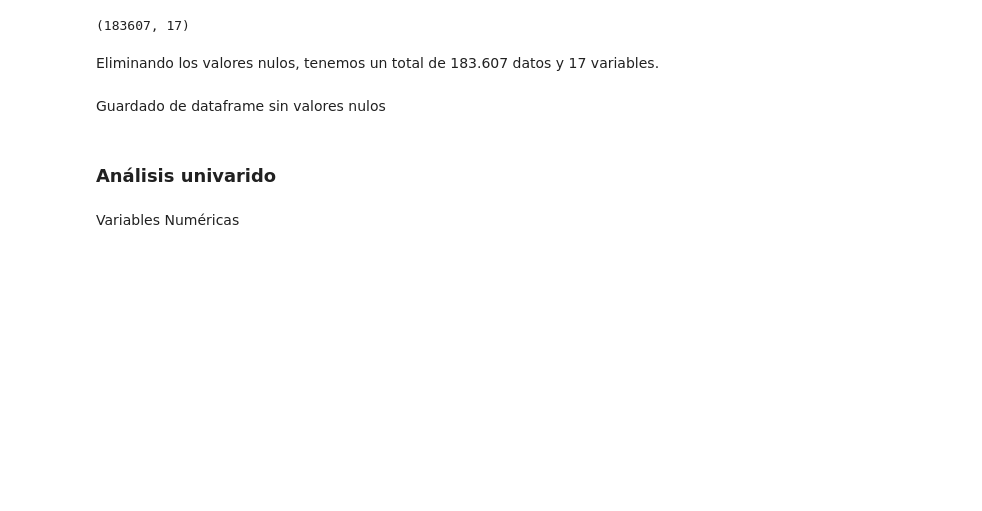
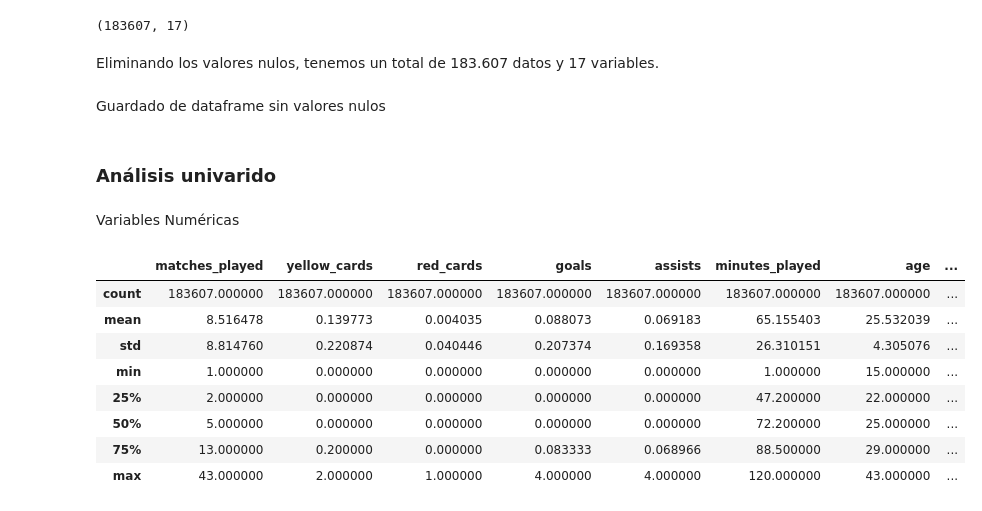
Before and after one commit to VLGuazzelli/Proy_final_TemporalTransfer, a Jupyter notebook: src/Proyecto.ipynb, the cells around one changed output. Drawn from its saved outputs; the diff is of its cells as text; code cells hidden in the pictures; blank space fills up the shorter version.

```diff
--- a/src/Proyecto.ipynb
+++ b/src/Proyecto.ipynb
@@ -281,3 +281,15 @@ df=pd.read_csv("/workspaces/Proy_final_TemporalTransfer/data/df_final_sin_nulos.
 Variables Numéricas
 # %%
 numerical_columns = df.select_dtypes(include=['number']).columns
+
+df.describe()
+# %% [output]
+|  | matches_played | yellow_cards | red_cards | goals | assists | minutes_played | age | ... |
+| count | 183607.000000 | 183607.000000 | 183607.000000 | 183607.000000 | 183607.000000 | 183607.000000 | 183607.000000 | ... |
+| mean | 8.516478 | 0.139773 | 0.004035 | 0.088073 | 0.069183 | 65.155403 | 25.532039 | ... |
+| std | 8.814760 | 0.220874 | 0.040446 | 0.207374 | 0.169358 | 26.310151 | 4.305076 | ... |
+| min | 1.000000 | 0.000000 | 0.000000 | 0.000000 | 0.000000 | 1.000000 | 15.000000 | ... |
+| 25% | 2.000000 | 0.000000 | 0.000000 | 0.000000 | 0.000000 | 47.200000 | 22.000000 | ... |
+| 50% | 5.000000 | 0.000000 | 0.000000 | 0.000000 | 0.000000 | 72.200000 | 25.000000 | ... |
+| 75% | 13.000000 | 0.200000 | 0.000000 | 0.083333 | 0.068966 | 88.500000 | 29.000000 | ... |
+| max | 43.000000 | 2.000000 | 1.000000 | 4.000000 | 4.000000 | 120.000000 | 43.000000 | ... |
```
Also changed, not shown: parts of 5 cells of this notebook.
